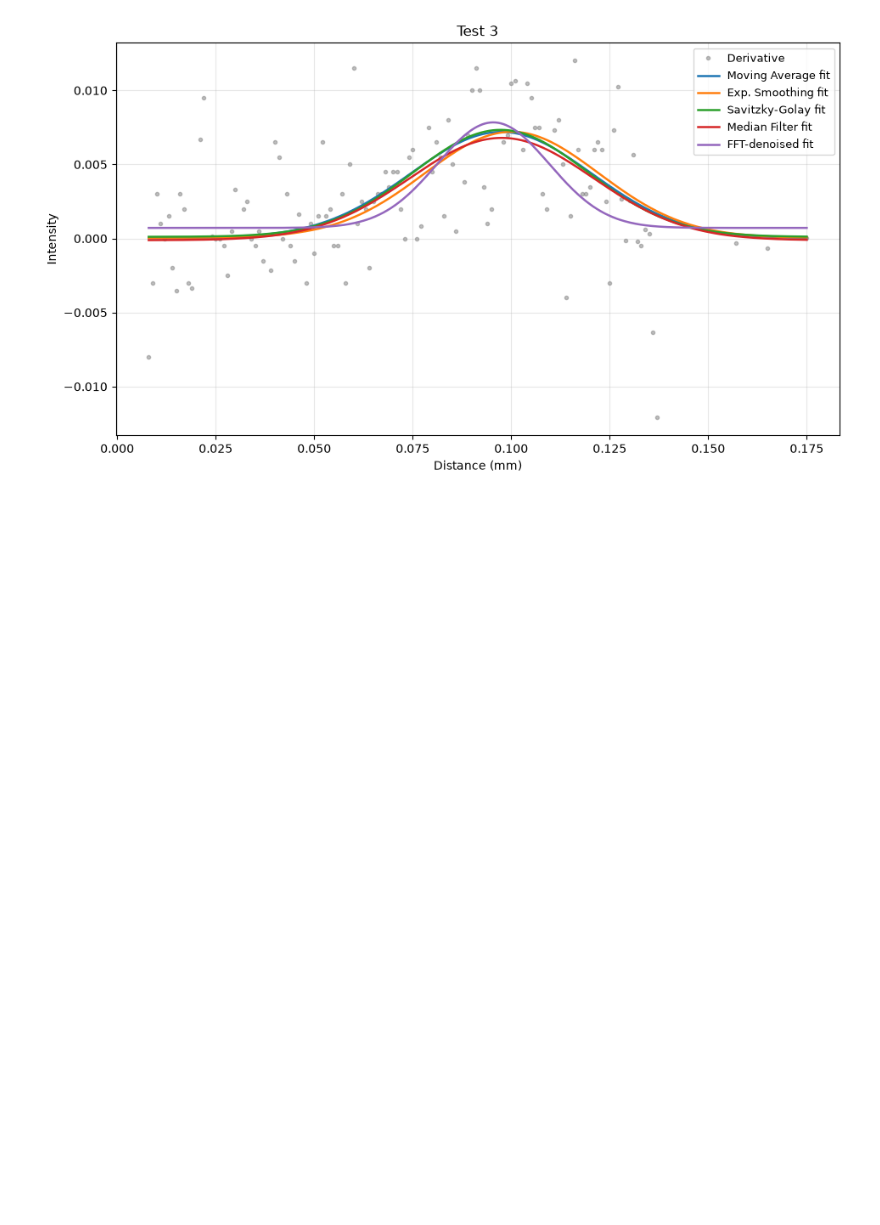
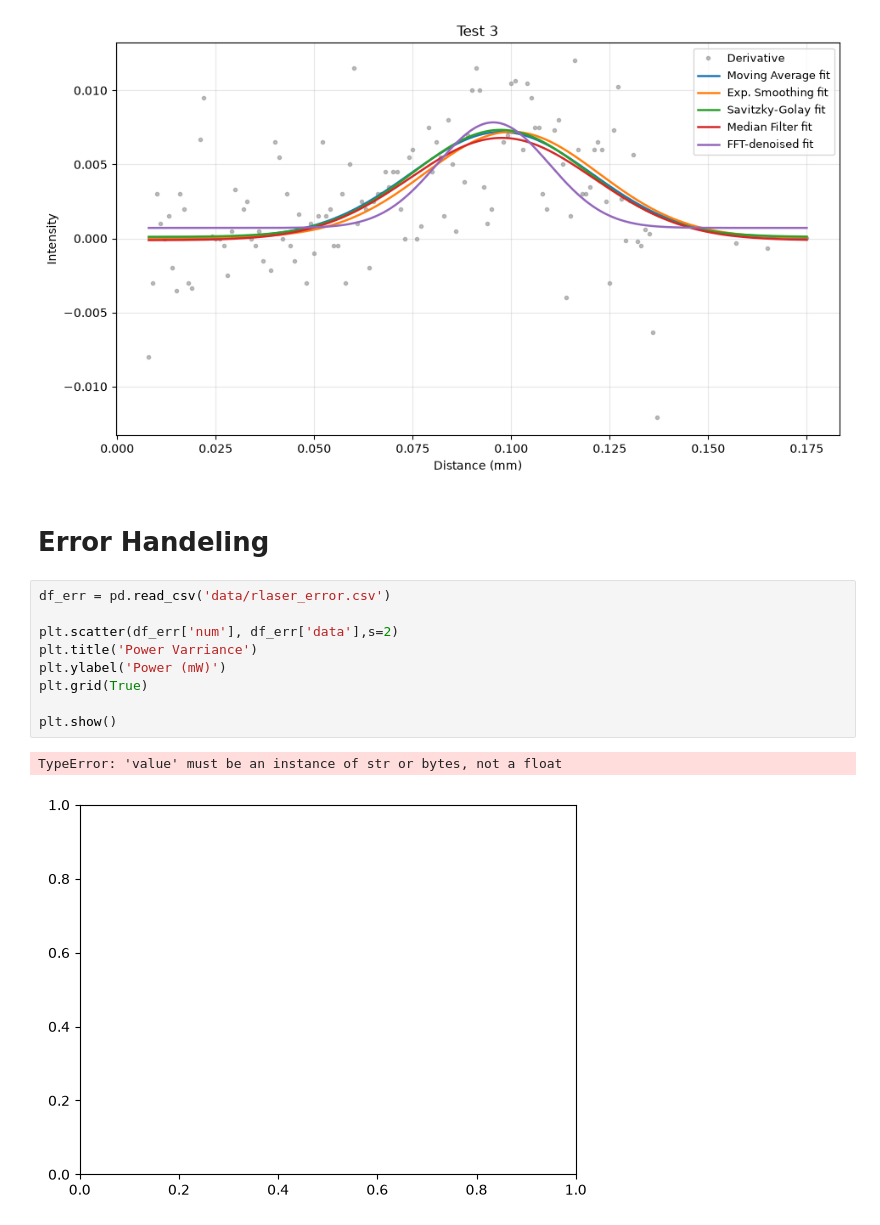
Before and after one commit to TyGuy-5/UAF-LiDaR, a Jupyter notebook: Lab_Work/razor_data_notebook.ipynb, the cells around one changed output. Drawn from its saved outputs; the diff is of its cells as text; blank space fills up the shorter version.

```diff
--- a/Lab_Work/razor_data_notebook.ipynb
+++ b/Lab_Work/razor_data_notebook.ipynb
@@ -831,3 +831,17 @@ Savitzky-Golay             44.11 +/-  2.25          0.0973
 Median Filter              46.63 +/-  4.32          0.0976
 FFT-denoised               28.40 +/-  1.90          0.0954
 [figure]
+# %% [markdown]
+# Error Handeling
+# %%
+df_err = pd.read_csv('data/rlaser_error.csv')
+
+plt.scatter(df_err['num'], df_err['data'],s=2)
+plt.title('Power Varriance')
+plt.ylabel('Power (mW)')
+plt.grid(True)
+
+plt.show()
+# %% [output]
+TypeError: 'value' must be an instance of str or bytes, not a float
+[figure, added]
```
Also changed, not shown: 5 other files.
